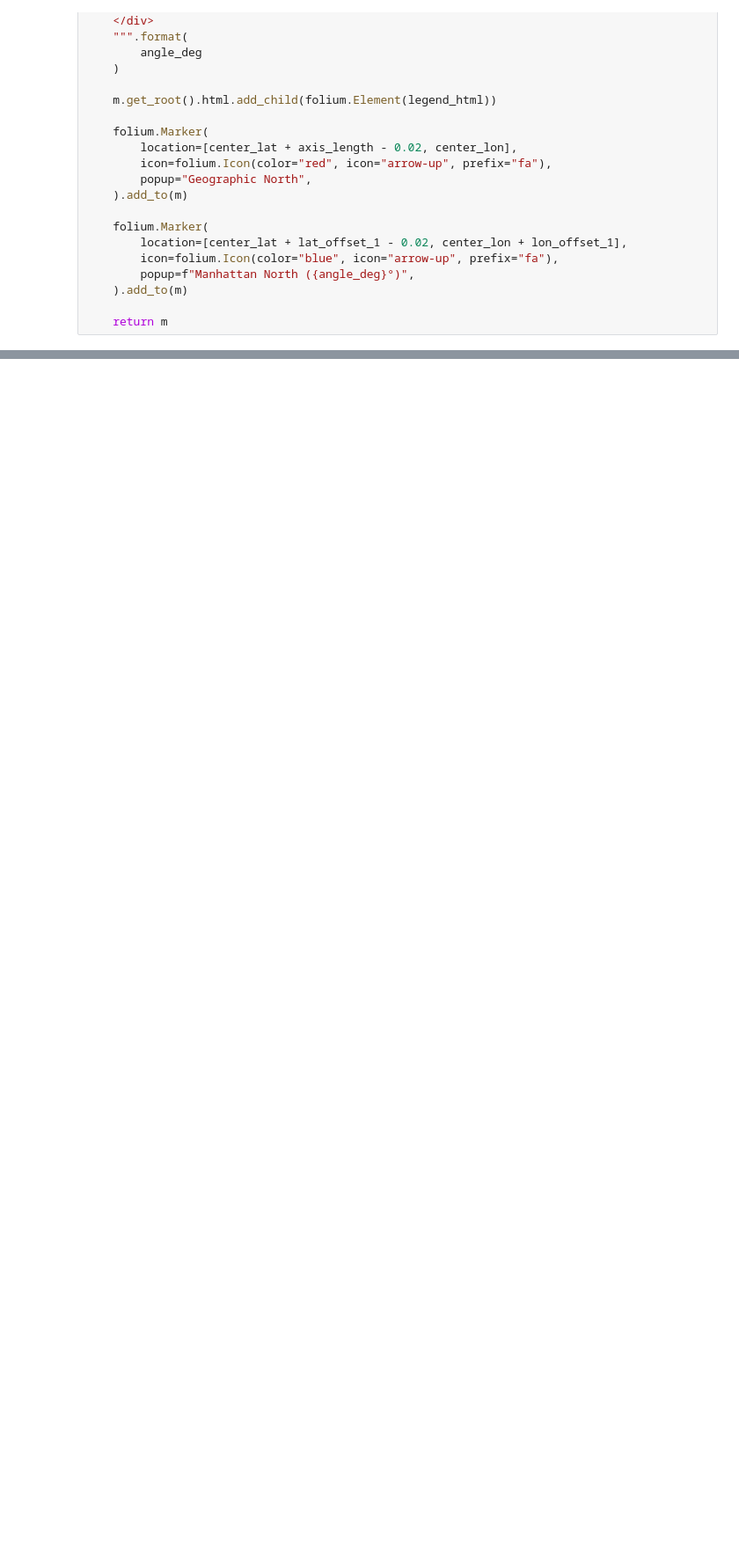
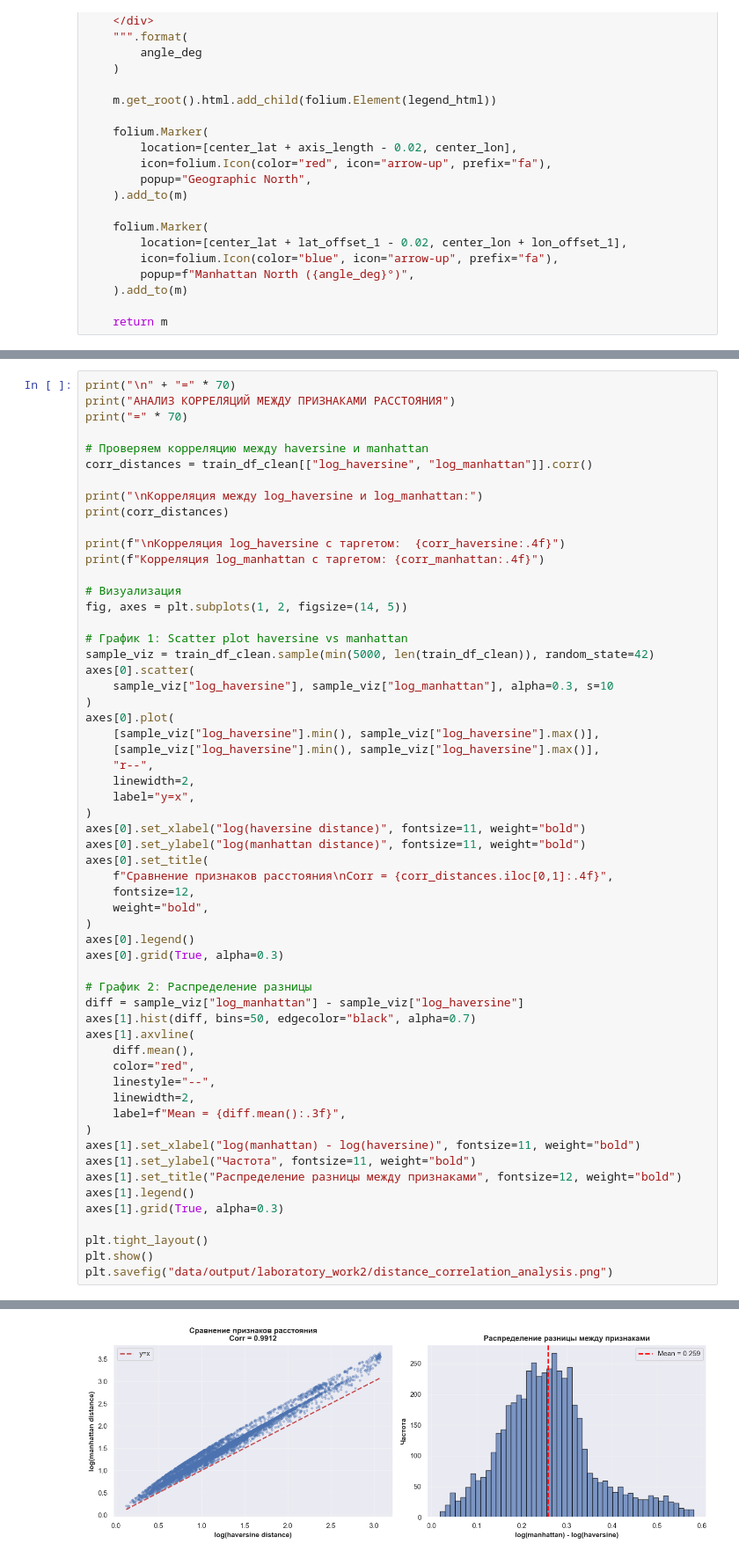
Before and after one commit to damakalshchikov/machine-learning, a Jupyter notebook: laboratory_work2.ipynb, the cells around one changed output, grey strips where cells are left out. Shown at 88% size. Cells and saved outputs as stored; diff of their text form; blank space fills up the shorter version.

```diff
--- a/laboratory_work2.ipynb
+++ b/laboratory_work2.ipynb
@@ -1779,0 +1911,59 @@ map_with_axes
+# %%
+print("\n" + "=" * 70)
+print("АНАЛИЗ КОРРЕЛЯЦИЙ МЕЖДУ ПРИЗНАКАМИ РАССТОЯНИЯ")
+print("=" * 70)
+
+# Проверяем корреляцию между haversine и manhattan
+corr_distances = train_df_clean[["log_haversine", "log_manhattan"]].corr()
+
+print("\nКорреляция между log_haversine и log_manhattan:")
+print(corr_distances)
+
+print(f"\nКорреляция log_haversine с таргетом:  {corr_haversine:.4f}")
+print(f"Корреляция log_manhattan с таргетом: {corr_manhattan:.4f}")
+
+# Визуализация
+fig, axes = plt.subplots(1, 2, figsize=(14, 5))
+
+# График 1: Scatter plot haversine vs manhattan
+sample_viz = train_df_clean.sample(min(5000, len(train_df_clean)), random_state=42)
+axes[0].scatter(
+    sample_viz["log_haversine"], sample_viz["log_manhattan"], alpha=0.3, s=10
+)
+axes[0].plot(
+    [sample_viz["log_haversine"].min(), sample_viz["log_haversine"].max()],
+    [sample_viz["log_haversine"].min(), sample_viz["log_haversine"].max()],
+    "r--",
+    linewidth=2,
+    label="y=x",
+)
+axes[0].set_xlabel("log(haversine distance)", fontsize=11, weight="bold")
+axes[0].set_ylabel("log(manhattan distance)", fontsize=11, weight="bold")
+axes[0].set_title(
+    f"Сравнение признаков расстояния\nCorr = {corr_distances.iloc[0,1]:.4f}",
+    fontsize=12,
+    weight="bold",
+)
+axes[0].legend()
+axes[0].grid(True, alpha=0.3)
+
+# График 2: Распределение разницы
+diff = sample_viz["log_manhattan"] - sample_viz["log_haversine"]
+axes[1].hist(diff, bins=50, edgecolor="black", alpha=0.7)
+axes[1].axvline(
+    diff.mean(),
+    color="red",
+    linestyle="--",
+    linewidth=2,
+    label=f"Mean = {diff.mean():.3f}",
+)
+axes[1].set_xlabel("log(manhattan) - log(haversine)", fontsize=11, weight="bold")
+axes[1].set_ylabel("Частота", fontsize=11, weight="bold")
+axes[1].set_title("Распределение разницы между признаками", fontsize=12, weight="bold")
+axes[1].legend()
+axes[1].grid(True, alpha=0.3)
+
+plt.tight_layout()
+plt.show()
+plt.savefig("data/output/laboratory_work2/distance_correlation_analysis.png")
+# %% [output]
@@ -1779,0 +1981 @@ map_with_axes
+[figure, added]
```
Also changed, not shown: parts of 25 cells of this notebook.
